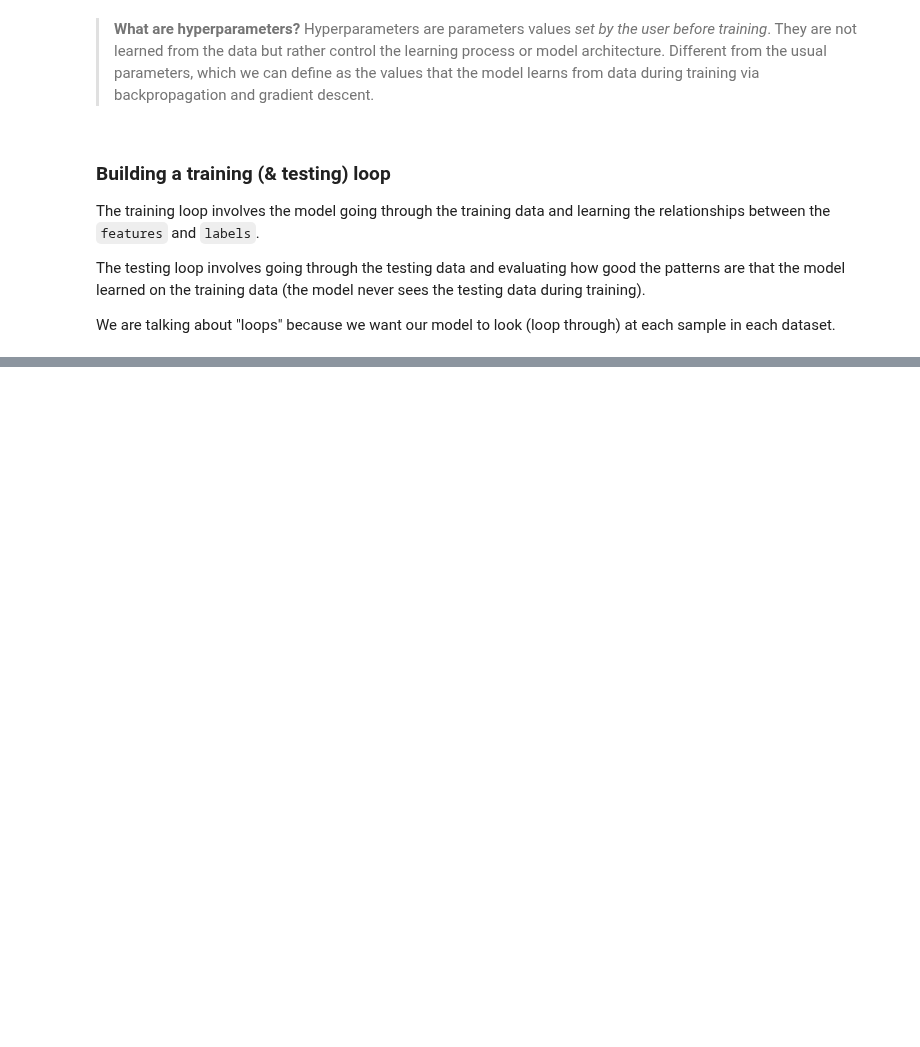
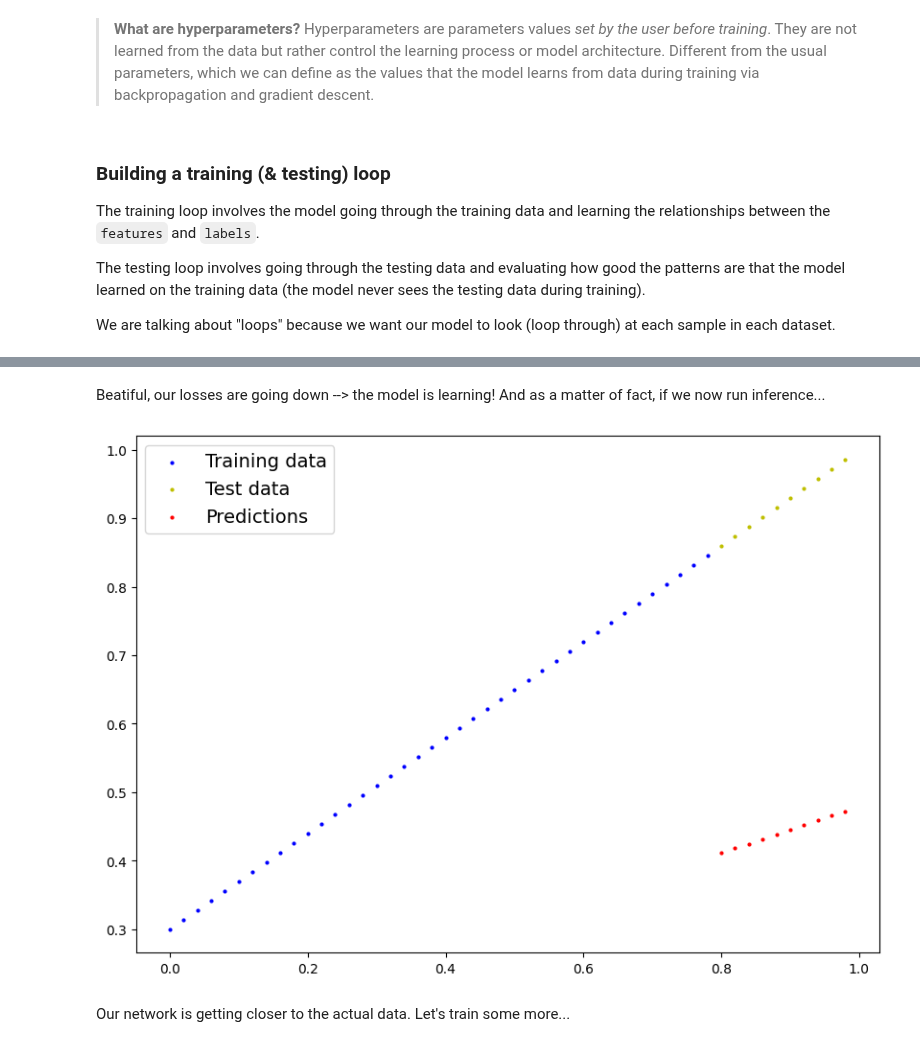
Before and after one commit to MatteoFalcioni/PyTorch_basics, a Jupyter notebook: workflow.ipynb, the cells around one changed output, grey strips where cells are left out. Cells and saved outputs as stored; diff of their text form; code cells hidden in the pictures; blank space fills up the shorter version.

```diff
--- a/workflow.ipynb
+++ b/workflow.ipynb
@@ -312,0 +412,11 @@ for epoch in epochs:
+# %% [markdown]
+Beatiful, our losses are going down --> the model is learning! And as a matter of fact, if we now run inference...
+# %%
+with torch.inference_mode():
+  y_preds = model_0(X_test)
+
+plot_predictions(X_train, y_train, X_test, y_test, y_preds)
+# %% [output]
+[figure, added]
+# %% [markdown]
+Our network is getting closer to the actual data. Let's train some more...
```
Also changed, not shown: parts of 6 cells of this notebook.
